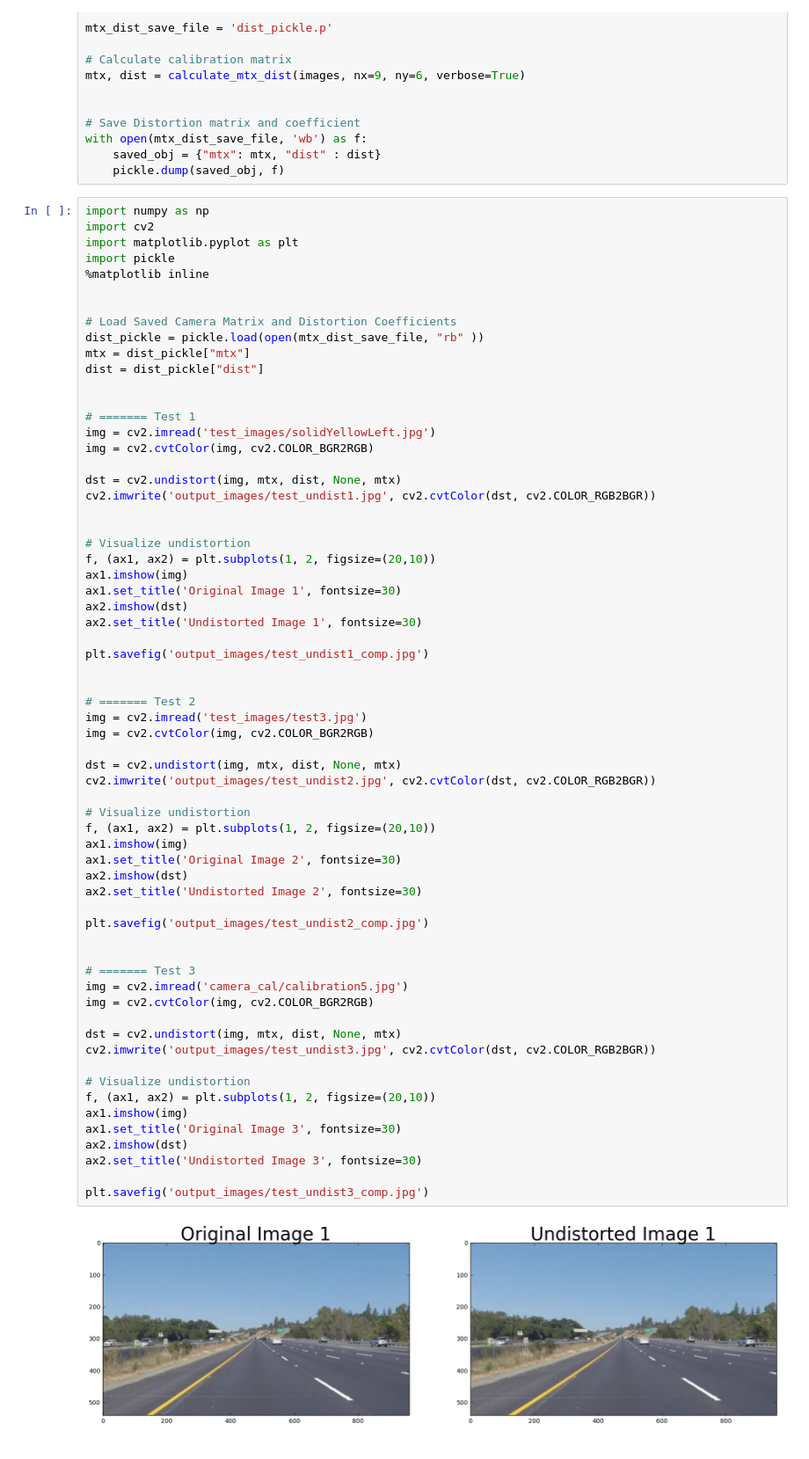
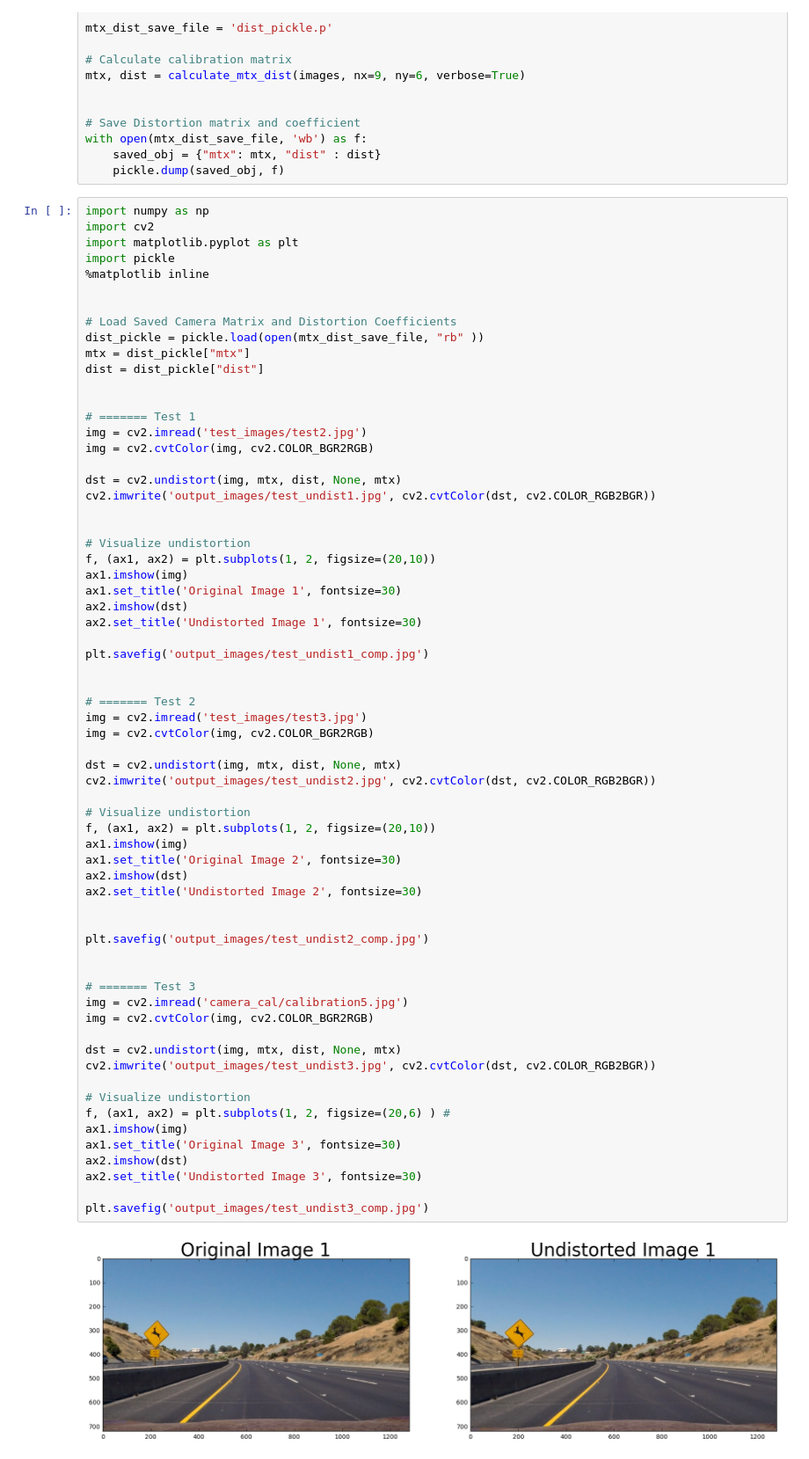
Before and after one commit to AaronLeong/CarND-Advanced-Lane-Lines, a Jupyter notebook: camera_calibration.ipynb, the cells around one changed output. Shown at 88% size. Drawn from its saved outputs; the diff is of its cells as text.

```diff
--- a/camera_calibration.ipynb
+++ b/camera_calibration.ipynb
@@ -41,7 +41,7 @@ dist = dist_pickle["dist"]
 
 
 # ======= Test 1
-img = cv2.imread('test_images/solidYellowLeft.jpg')
+img = cv2.imread('test_images/test2.jpg')
 img = cv2.cvtColor(img, cv2.COLOR_BGR2RGB)
 
 dst = cv2.undistort(img, mtx, dist, None, mtx)
@@ -63,32 +63,33 @@ img = cv2.imread('test_images/test3.jpg')
 img = cv2.cvtColor(img, cv2.COLOR_BGR2RGB)
 
 dst = cv2.undistort(img, mtx, dist, None, mtx)
 cv2.imwrite('output_images/test_undist2.jpg', cv2.cvtColor(dst, cv2.COLOR_RGB2BGR))
 
 # Visualize undistortion
 f, (ax1, ax2) = plt.subplots(1, 2, figsize=(20,10))
 ax1.imshow(img)
 ax1.set_title('Original Image 2', fontsize=30)
 ax2.imshow(dst)
 ax2.set_title('Undistorted Image 2', fontsize=30)
 
+
 plt.savefig('output_images/test_undist2_comp.jpg')
 
 
 # ======= Test 3
 img = cv2.imread('camera_cal/calibration5.jpg')
 img = cv2.cvtColor(img, cv2.COLOR_BGR2RGB)
 
 dst = cv2.undistort(img, mtx, dist, None, mtx)
 cv2.imwrite('output_images/test_undist3.jpg', cv2.cvtColor(dst, cv2.COLOR_RGB2BGR))
 
 # Visualize undistortion
-f, (ax1, ax2) = plt.subplots(1, 2, figsize=(20,10))
+f, (ax1, ax2) = plt.subplots(1, 2, figsize=(20,6) ) #
 ax1.imshow(img)
 ax1.set_title('Original Image 3', fontsize=30)
 ax2.imshow(dst)
 ax2.set_title('Undistorted Image 3', fontsize=30)
 
 plt.savefig('output_images/test_undist3_comp.jpg')
 # %% [output]
-[figure, old version]
+[figure, new version]
```
Also changed, not shown: parts of 1 cell of this notebook, 14 other files.
